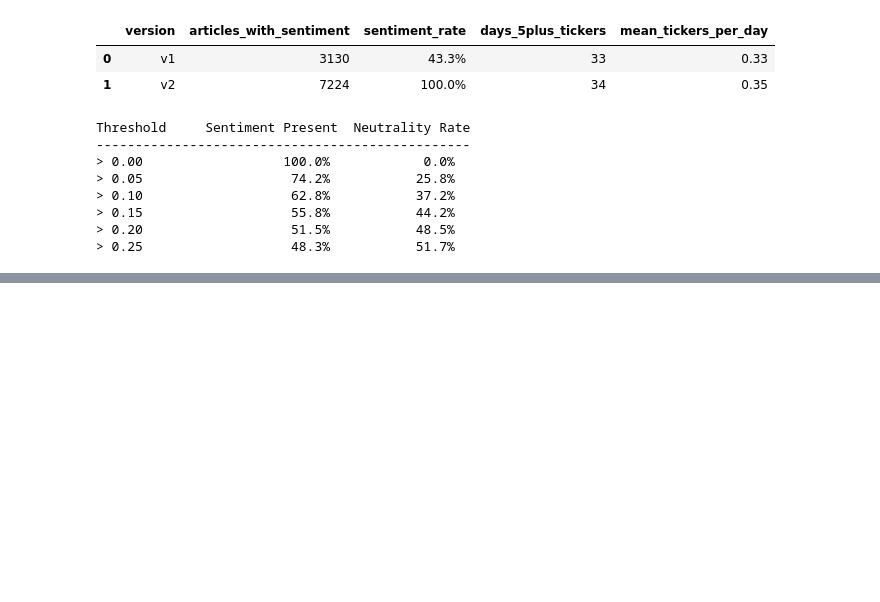
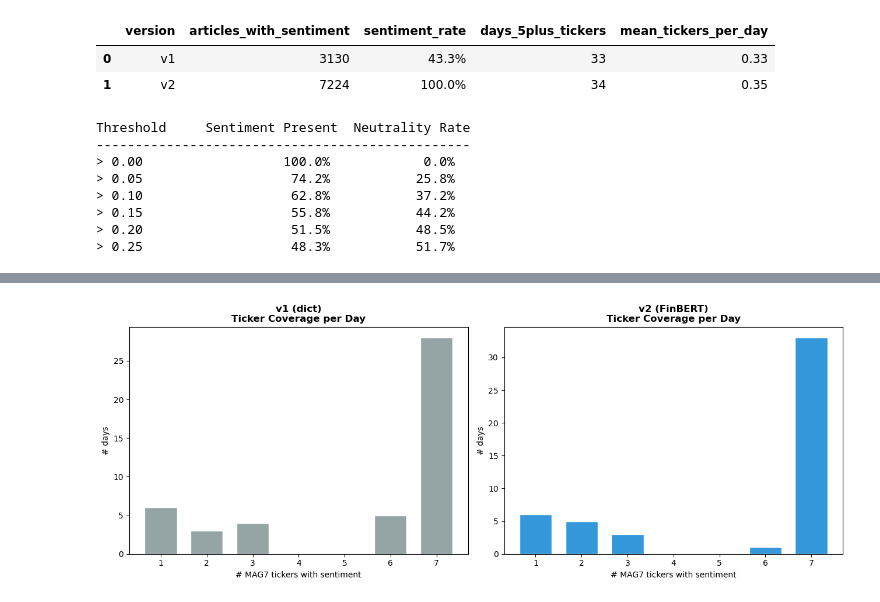
Before and after one commit to Trevor5008/market-sentiment-analysis, a Jupyter notebook: analysis/measurement/sentiment_validation_v2.ipynb, the cells around one changed output, grey strips where cells are left out. Saved outputs shown, nothing was run; the diff lists cells and outputs as text; code cells hidden in the pictures; blank space fills up the shorter version.

Commit message:
updated sentiment_validation notebook

```diff
--- a/analysis/measurement/sentiment_validation_v2.ipynb
+++ b/analysis/measurement/sentiment_validation_v2.ipynb
@@ -113,0 +161,26 @@ Articles near the boundary:
+# %%
+def daily_ticker_counts(df_in):
+    filtered = df_in[df_in["sentiment_present"] & df_in["ticker"].isin(MAG7)].copy()
+    filtered["date_only"] = filtered["seendate"].dt.normalize()
+    return filtered.groupby("date_only")["ticker"].nunique()
+
+tc_v1 = daily_ticker_counts(v1)
+tc_v2 = daily_ticker_counts(v2)
+
+fig, axes = plt.subplots(1, 2, figsize=(13, 5), sharey=False)
+for ax, tc, label, color in [
+    (axes[0], tc_v1, "v1 (dict)", "#95a5a6"),
+    (axes[1], tc_v2, "v2 (FinBERT)", "#3498db")]:
+
+    counts = tc.value_counts().sort_index()
+    ax.bar(counts.index, counts.values, color=color, edgecolor="white", width=0.7)
+    ax.set_title(f"{label}\nTicker Coverage per Day", fontweight="bold")
+    ax.set_xlabel("# MAG7 tickers with sentiment")
+    ax.set_ylabel("# days")
+    ax.set_xticks(range(1, 8))
+    days_5plus = int((tc >= 5).sum())
+
+plt.tight_layout()
+plt.show()
+# %% [output]
+[figure, added]
```
Also changed, not shown: parts of 9 cells of this notebook.
